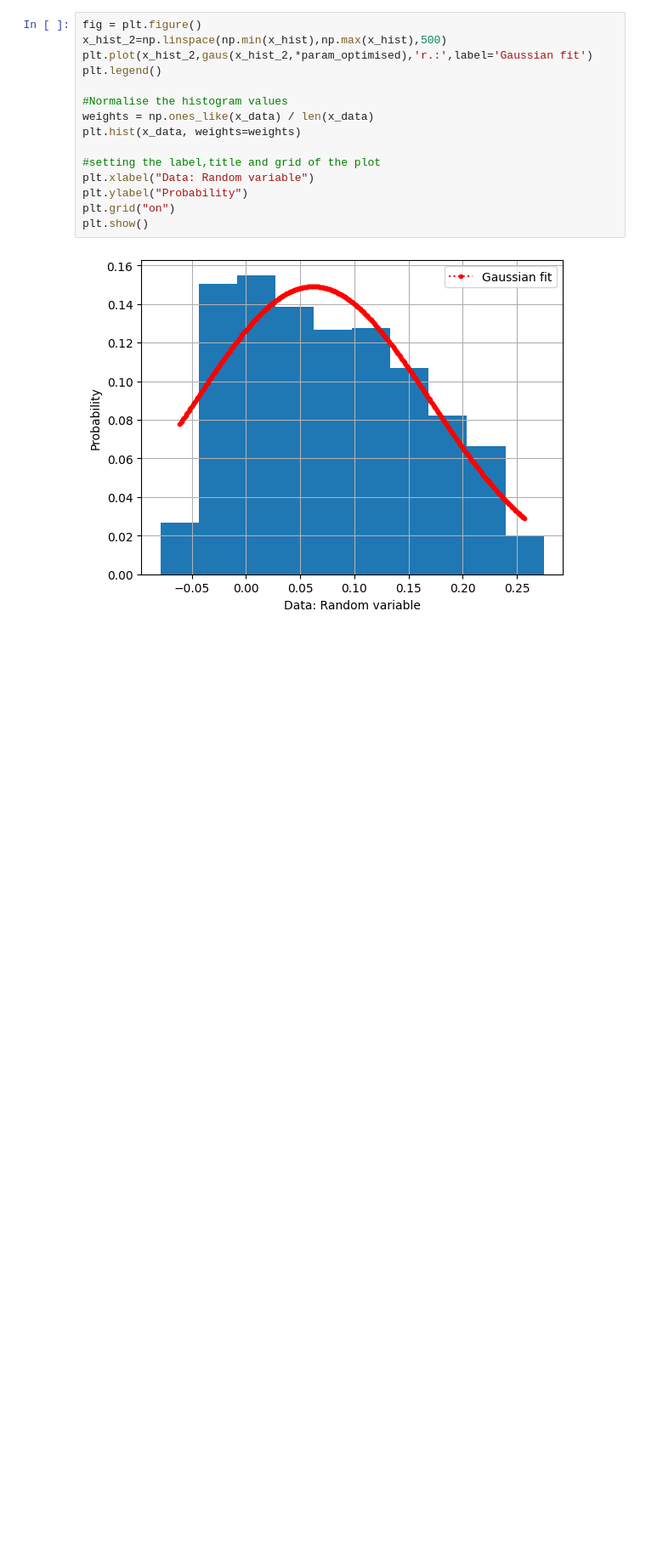
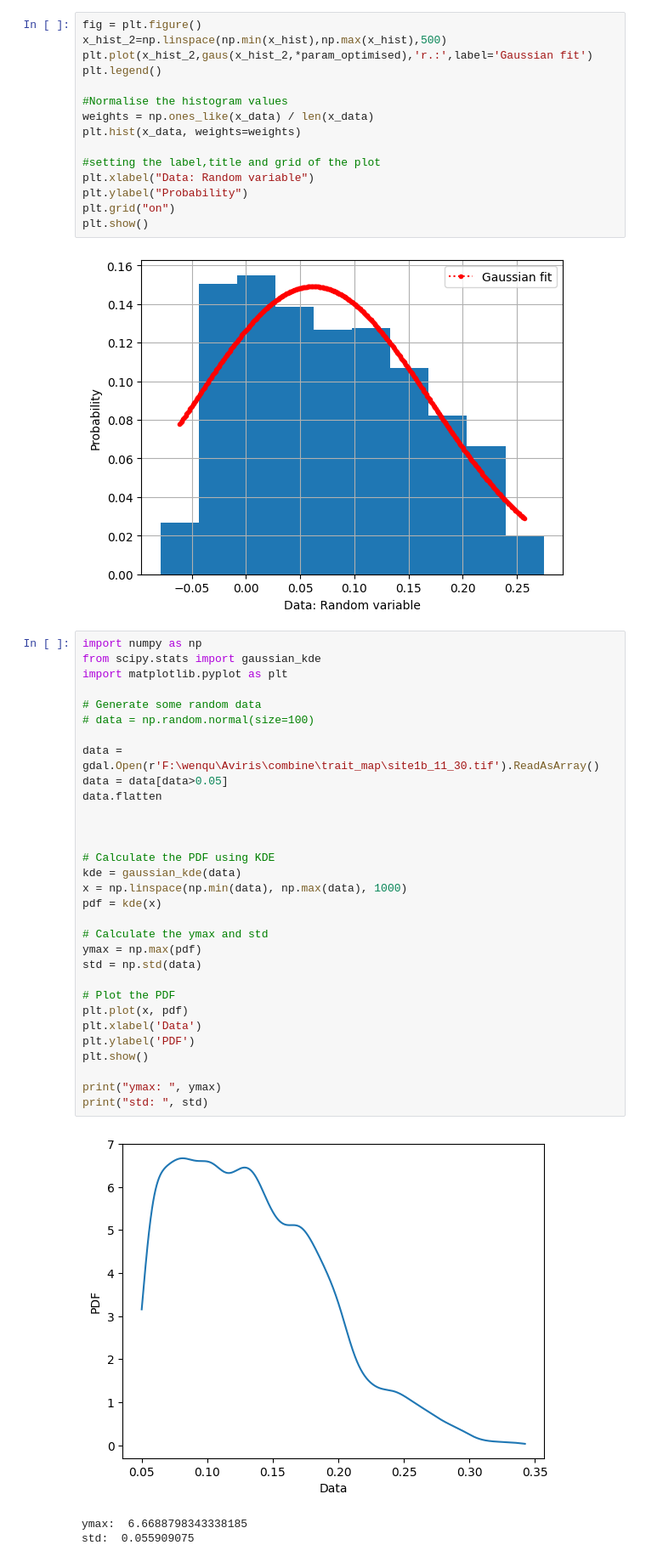
Before and after one commit to wenquchen/hytools, a Jupyter notebook: guassian_pdf.ipynb, the cells around one changed output. Shown: that part at 85% size. Drawn from its saved outputs; the diff is of its cells as text; blank space fills up the shorter version.

```diff
--- a/guassian_pdf.ipynb
+++ b/guassian_pdf.ipynb
@@ -119,3 +193,38 @@ plt.grid("on")
 plt.show()
 # %% [output]
 [figure]
+# %%
+import numpy as np
+from scipy.stats import gaussian_kde
+import matplotlib.pyplot as plt
+
+# Generate some random data
+# data = np.random.normal(size=100)
+
+data = gdal.Open(r'F:\wenqu\Aviris\combine\trait_map\site1b_11_30.tif').ReadAsArray()
+data = data[data>0.05]
+data.flatten
+
+
+
+# Calculate the PDF using KDE
+kde = gaussian_kde(data)
+x = np.linspace(np.min(data), np.max(data), 1000)
+pdf = kde(x)
+
+# Calculate the ymax and std
+ymax = np.max(pdf)
+std = np.std(data)
+
+# Plot the PDF
+plt.plot(x, pdf)
+plt.xlabel('Data')
+plt.ylabel('PDF')
+plt.show()
+
+print("ymax: ", ymax)
+print("std: ", std)
+# %% [output]
+[figure, added]
+ymax:  6.6688798343338185
+std:  0.055909075
```
Also changed, not shown: parts of 14 cells of this notebook.
